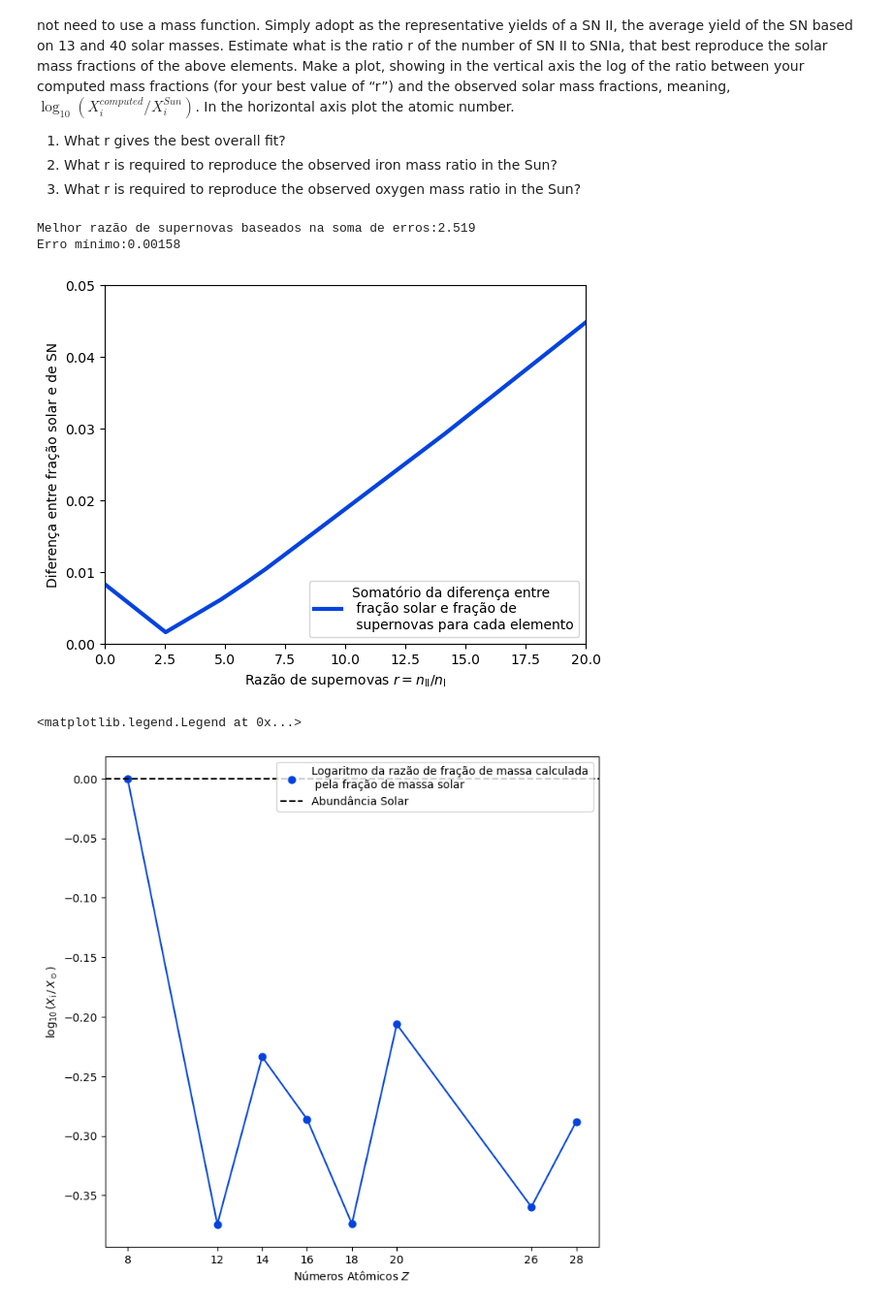
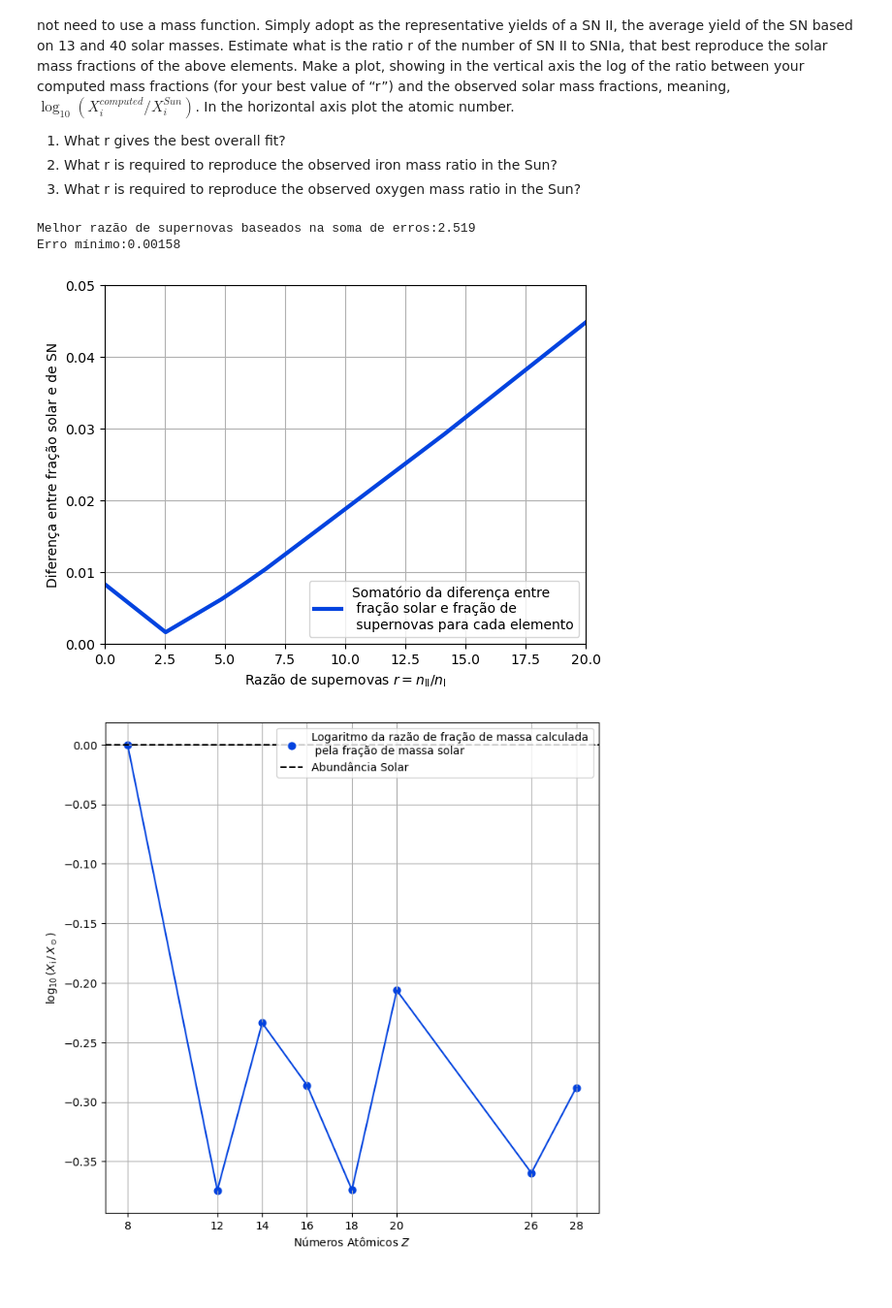
Before and after one commit to migueldeloreto/evolucao-quimica, a Jupyter notebook: atividade3/tarefa_3_evolucao.ipynb, the cells around one changed output. Shown at 97% size. Drawn from its saved outputs; the diff is of its cells as text; code cells hidden in the pictures.

```diff
--- a/atividade3/tarefa_3_evolucao.ipynb
+++ b/atividade3/tarefa_3_evolucao.ipynb
@@ -65,7 +65,9 @@ plt.xlim([0,20])
 plt.ylim([0, 0.05])
 plt.xlabel(r'Razão de supernovas $r=n_\text{II}/n_\text{I}$')
 plt.ylabel(r'Diferença entre fração solar e de SN')
+plt.grid()
 plt.legend(loc='lower right')
+plt.savefig('bestr.png', dpi=300)
 
 index_erro_min=erros.index(min(erros))
 index_min=np.argmin(erros)
@@ -75,24 +77,25 @@ print(r"Erro mínimo:{:.5f}".format(min(erros)))
 # %% [output]
 Melhor razão de supernovas baseados na soma de erros:2.519
 Erro mínimo:0.00158
-[figure, old version]
+[figure, new version]
 # %%
 #Plotando o gráfico solicitado
 total=frac_snI*n_snI + frac_snII*n_snI*best
 frac_solares=np.array(solar['frac'])
 n_atomico=np.array(solar['Z'])
 
 g2=plt.figure(figsize=[8,8])
 plt.scatter(n_atomico, np.log10(total/frac_solares), s=40, c='xkcd:blue', label="Logaritmo da razão de fração de massa calculada\n pela fração de massa solar" )
 plt.plot(n_atomico, np.log10(total/frac_solares), c='xkcd:blue' )
 plt.axhline(0, ls='--', color='xkcd:black', label="Abundância Solar")
 plt.xticks([8,12,14,16,18,20,26,28])
 plt.xlabel(r"Números Atômicos $Z$")
 plt.ylabel(r"$\log_{10}{(X_{\text{i}}\,/\,X_\odot)}$")
+plt.grid()
 plt.legend()
+plt.savefig('razaolog.png', dpi=300)
 # %% [output]
-<matplotlib.legend.Legend at 0x...>
-[figure, old version]
+[figure, new version]
 # %%
 #Determinando o melhor r para cada elemento
 
```
Also changed, not shown: parts of 1 cell of this notebook.
